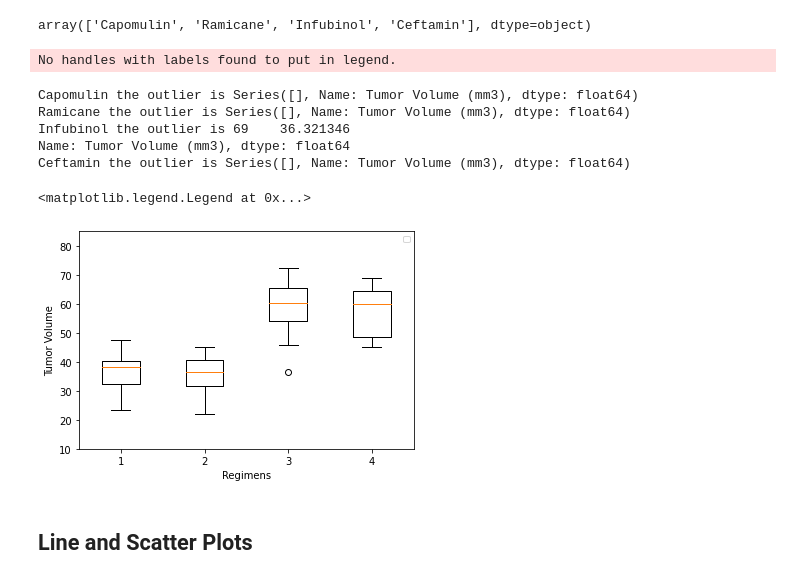
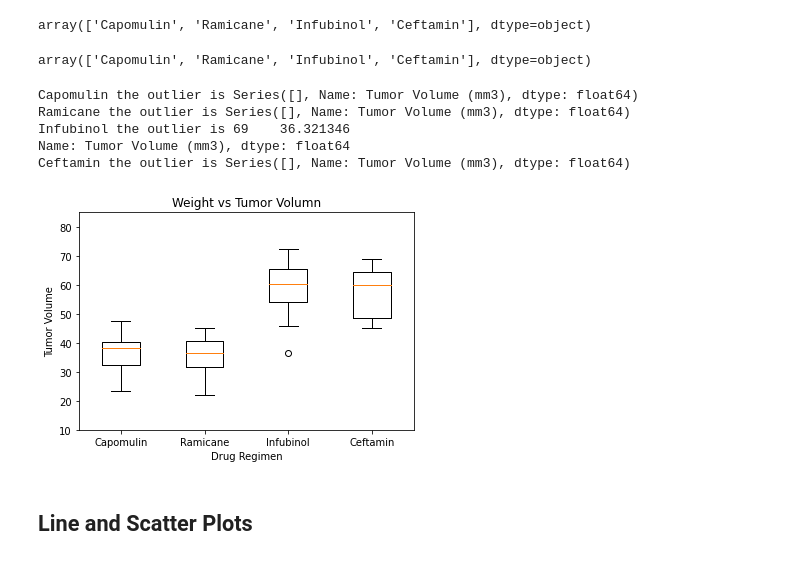
Before and after one commit to RZHANG2021/Matplotlib, a Jupyter notebook: pymaceuticals_starter.ipynb, the cells around one changed output. Drawn from its saved outputs; the diff is of its cells as text; code cells hidden in the pictures.

```diff
--- a/pymaceuticals_starter.ipynb
+++ b/pymaceuticals_starter.ipynb
@@ -406,46 +398,51 @@ regimenlist=specified_refimens["Drug Regimen"].unique()
 regimenlist
 # %% [output]
 array(['Capomulin', 'Ramicane', 'Infubinol', 'Ceftamin'], dtype=object)
+# %%
+regimenlist
+# %% [output]
+array(['Capomulin', 'Ramicane', 'Infubinol', 'Ceftamin'], dtype=object)
 # %%
 # Create empty list to fill with tumor vol data (for plotting)
 tumor_sizes=[]
 # loop through specified_refimens df via each regimen, pull related tumor volume data into the tumor_size list
 for i in regimenlist:
     tumor_loop=specified_refimens.loc[specified_refimens["Drug Regimen"]==i,"Tumor Volume (mm3)"]
     tumor_sizes.append(tumor_loop)
 
     #set quartiles,iqr, lower_bound and upper_bound
 
     quartiles=tumor_loop.quantile([.25,.5,.75])
     lowerq=quartiles[0.25]
     upperq=quartiles[0.75]
     iqr=upperq-lowerq
 
     lower_bound=lowerq-(1.5*iqr)
     upper_bound=upperq+(1.5*iqr)
 
     #look for outliers
     outlier_tumor_volumn=tumor_loop.loc[(tumor_loop<lower_bound)|(tumor_loop>upper_bound)]
     #string formatting
     print(f'{i} the outlier is {outlier_tumor_volumn}')
 
 #     print(i, "  ", outlier_tumor_volumn)
 #     print('{} the outlier is {}'.format(i, outlier_tumor_volumn))
 fig1,ax1=plt.subplots();
 ax1.boxplot(tumor_sizes);
-ax1.set_xlabel("Regimens");
+ax1.set_title('Weight vs Tumor Volumn')
+ax1.set_xlabel("Drug Regimen");
 ax1.set_ylim(10,85);
+#plot tick the drug regimen to the tick location
 ax1.set_ylabel("Tumor Volume");
-plt.legend(loc="best",fontsize="small",fancybox=True)
+tick_locations = np.array([1,2,3,4]);
+plt.xticks(tick_locations,['Capomulin', 'Ramicane', 'Infubinol', 'Ceftamin']);
 # %% [output]
-No handles with labels found to put in legend.
+Capomulin the outlier is Series([], Name: Tumor Volume (mm3), dtype: float64)
+Ramicane the outlier is Series([], Name: Tumor Volume (mm3), dtype: float64)
+Infubinol the outlier is 69    36.321346
+Name: Tumor Volume (mm3), dtype: float64
+Ceftamin the outlier is Series([], Name: Tumor Volume (mm3), dtype: float64)
-Capomulin the outlier is Series([], Name: Tumor Volume (mm3), dtype: float64)
-Ramicane the outlier is Series([], Name: Tumor Volume (mm3), dtype: float64)
-Infubinol the outlier is 69    36.321346
-Name: Tumor Volume (mm3), dtype: float64
-Ceftamin the outlier is Series([], Name: Tumor Volume (mm3), dtype: float64)
-<matplotlib.legend.Legend at 0x...>
-[figure, old version]
+[figure, new version]
 # %%
 # Generate a box plot of the final tumor volume of each mouse across four regimens of interest
 # %% [markdown]
```
Also changed, not shown: parts of 14 cells of this notebook.
